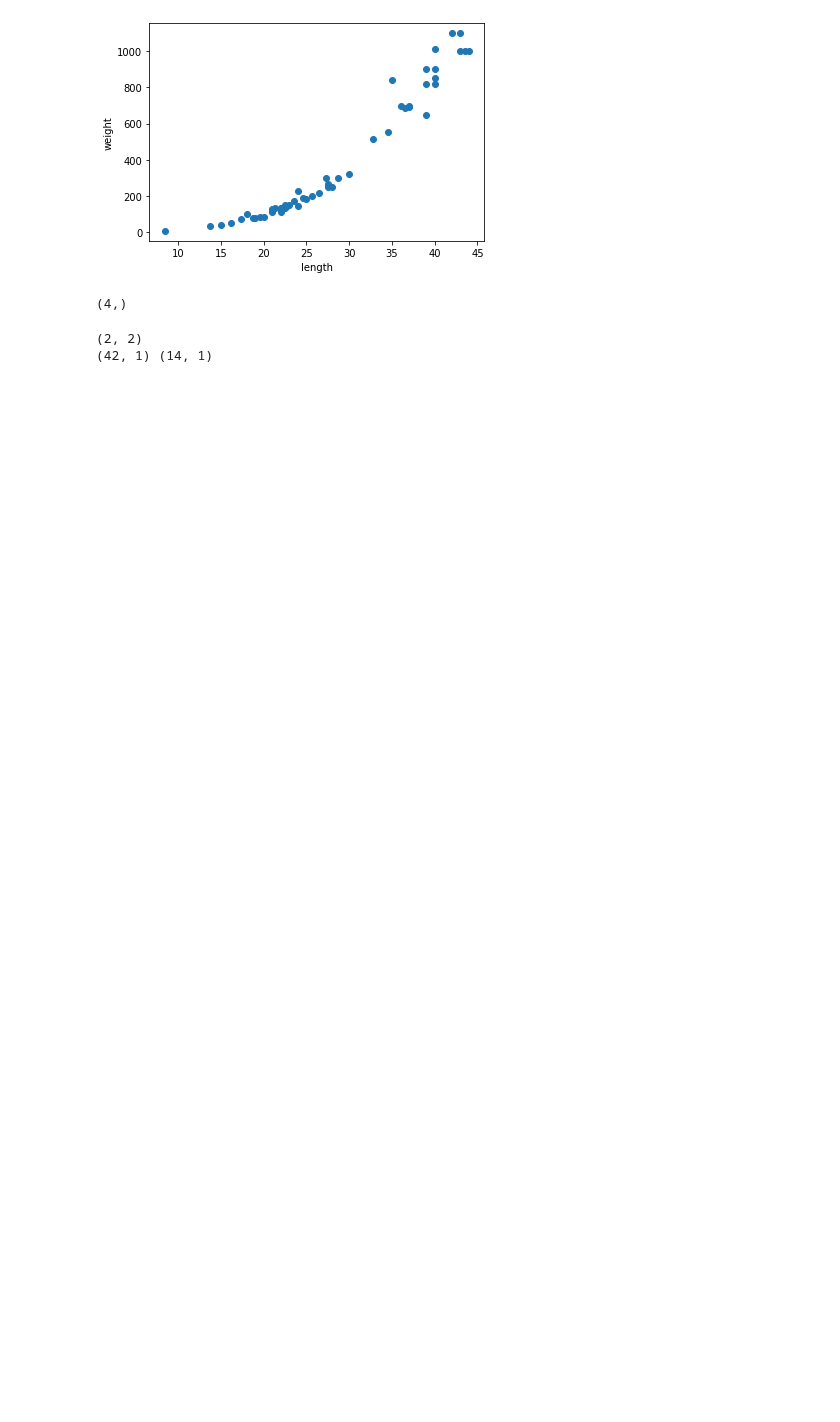
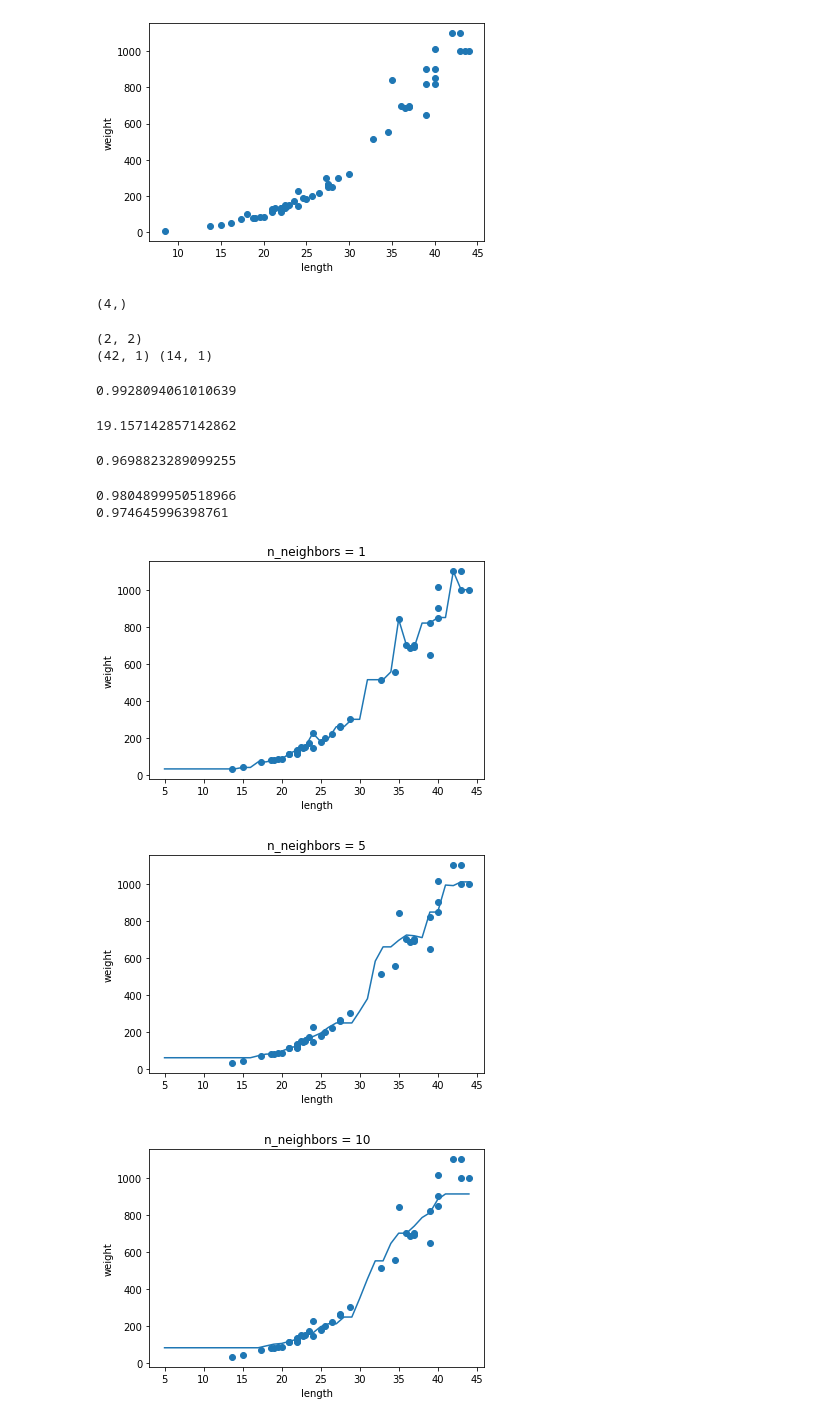
Before and after one commit to Dohy-Lee/-, a Jupyter notebook: Ch3_1)KNN(Regression).ipynb, the cells around one changed output. Cells and saved outputs as stored; diff of their text form; code cells hidden in the pictures; blank space fills up the shorter version.

```diff
--- a/Ch3_1)KNN(Regression).ipynb
+++ b/Ch3_1)KNN(Regression).ipynb
@@ -43,3 +42,55 @@ print(train_input.shape, test_input.shape)
 # %% [output]
 (2, 2)
 (42, 1) (14, 1)
+# %%
+from sklearn.neighbors import KNeighborsRegressor
+knr=KNeighborsRegressor()
+#K-최근접 이웃 회귀 모델 훈련
+knr.fit(train_input, train_target)
+print(knr.score(test_input, test_target)) #R^2 (결정계수) 1에 가까울수록 좋은 모델
+# %% [output]
+0.9928094061010639
+# %%
+from sklearn.metrics import mean_absolute_error # mean_absolute_error : 타깃과 예측의 절댓값 오차를 평균한 값을 반환
+#테스트 세트에 대한 예측
+test_pred = knr.predict(test_input)
+#테스트 세트에 대한 평균 절댓값 오차를 계산
+mae = mean_absolute_error(test_target, test_pred)
+print(mae) #예측이 평균적으로 19 정도 타깃값과  다름
+# %% [output]
+19.157142857142862
+# %%
+print(knr.score(train_input, train_target))
+# %% [output]
+0.9698823289099255
+# %%
+#ovefitting(과대적합) : 훈련점수에 비해 테스트 점수가 현저히 좋지 못할 때
+#underfitting(과소적합) : 훈련점수에 비해 테스트 점수가 높거나, 두 점수 모두 현저히 낮을 떄
+#따라서 위의 경우는 테스트점수가 훈련점수에 비해 높으므로 과소적합, 즉 Underfitting
+#해결 방안 : 모델을 조금 더 복잡하게 만듦 -> KNN은 이웃의 갯수인 k의 값을 조절하면 됨
+#과대적합(Ovefitting) : 모델을 덜 복잡하게 만들어야함 -> k의 값을 늘림
+#과소적합(Underfitting) : 모델을 더 복잡하게 만들어야함 -> k의 값을 줄임
+knr.n_neighbors = 3
+knr.fit(train_input, train_target)
+print(knr.score(train_input,train_target))
+print(knr.score(test_input,test_target))
+# %% [output]
+0.9804899950518966
+0.974645996398761
+# %%
+knr = KNeighborsRegressor()
+x = np.arange(5,45).reshape(-1,1)
+for n in [1,5,10]:
+  knr.n_neighbors = n
+  knr.fit(train_input,train_target)
+  prediction = knr.predict(x)
+  plt.scatter(train_input,train_target)
+  plt.plot(x, prediction)
+  plt.title('n_neighbors = {}'.format(n))
+  plt.xlabel('length')
+  plt.ylabel('weight')
+  plt.show()
+# %% [output]
+[figure, added]
+[figure, added]
+[figure, added]
```
Also changed, not shown: parts of 2 cells of this notebook.
